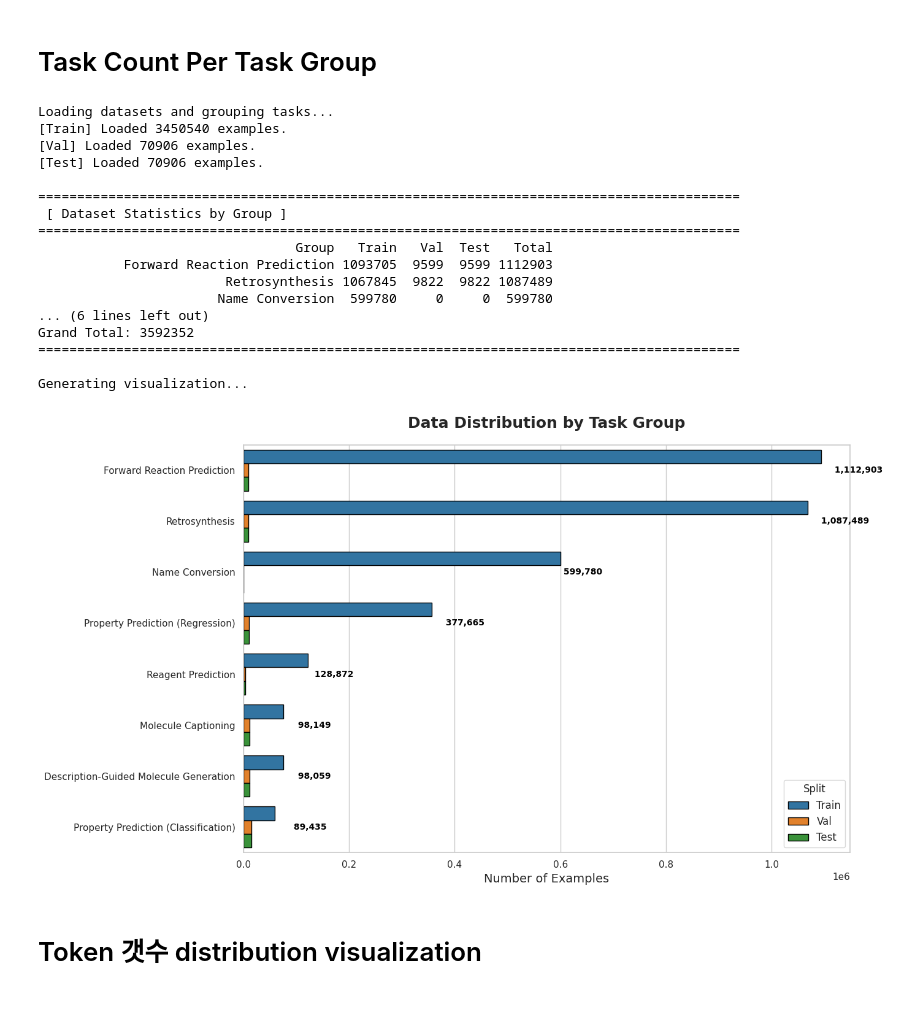
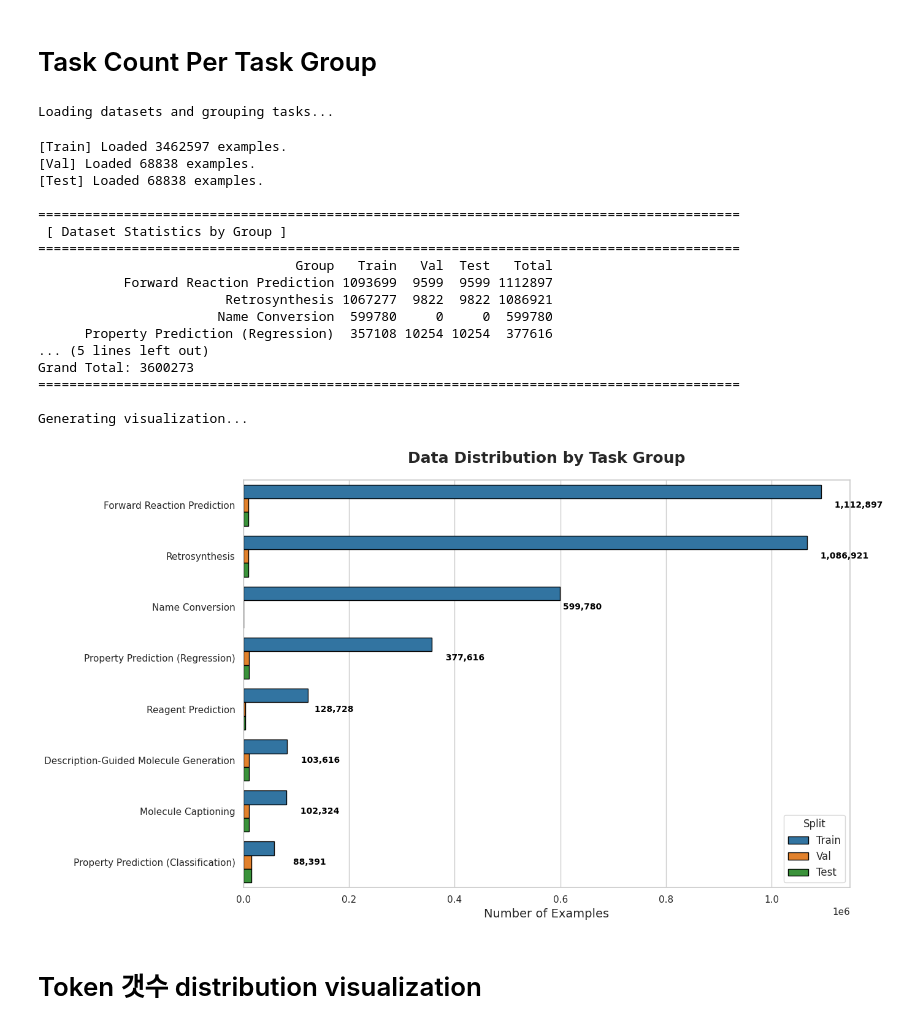
Before and after one commit to gkswns3708/Mol-LLM_Custom, a Jupyter notebook: utils/data_description.ipynb, the cells around one changed output. Cells and saved outputs as stored; diff of their text form; code cells hidden in the pictures.

```diff
--- a/utils/data_description.ipynb
+++ b/utils/data_description.ipynb
@@ -155,10 +155,10 @@ import numpy as np
 # =============================================================================
 # [설정] 데이터셋 경로
 # =============================================================================
-BASE_DIR = "/home/jovyan/CHJ/Mol-LLM_Custom/dataset/train"
-TRAIN_PATH = os.path.join(BASE_DIR, "GSAI-ML-LLaDA-8B-Instruct_string+graph_q32_train_3.3M_0415")
-VAL_PATH = os.path.join(BASE_DIR, "GSAI-ML-LLaDA-8B-Instruct_string+graph_q32_validation_3.3M_0415")
-TEST_PATH = os.path.join(BASE_DIR, "GSAI-ML-LLaDA-8B-Instruct_string+graph_q32_test_3.3M_0415")
+BASE_DIR = "/home/jovyan/CHJ/Mol-LLM_Custom/dataset/train_official"
+TRAIN_PATH = os.path.join(BASE_DIR, "GSAI-ML-LLaDA-8B-Instruct_string+graph_q32_train_3.3M_0415_deduplicate")
+VAL_PATH = os.path.join(BASE_DIR, "GSAI-ML-LLaDA-8B-Instruct_string+graph_q32_validation_3.3M_0415_deduplicate")
+TEST_PATH = os.path.join(BASE_DIR, "GSAI-ML-LLaDA-8B-Instruct_string+graph_q32_test_3.3M_0415_deduplicate")
 
 # =============================================================================
 # [핵심] Task -> Group 매핑 로직
@@ -324,50 +324,51 @@ def main():
         y='Group',
         x='Count',
         hue='Split',
         palette=colors,
         edgecolor='black'
     )
 
     # 제목 및 라벨 설정
     plt.title("Data Distribution by Task Group", fontsize=18, fontweight='bold', pad=20)
     plt.xlabel("Number of Examples", fontsize=14)
     plt.ylabel("", fontsize=14)
     plt.legend(title="Split", fontsize=12, title_fontsize=12)
 
     # 각 그룹 옆에 Total 개수 텍스트로 표시
     for i, total_val in enumerate(grouped_df['Total']):
         # 막대 끝부분에 글자를 적기 위해 x 좌표 계산 (로그 스케일이 아니므로 단순 값 사용)
         ax.text(total_val, i, f" {int(total_val):,}",
                 va='center', ha='left', fontsize=10, fontweight='bold', color='black')
 
     plt.tight_layout()
 
     # 이미지 저장
     # save_img = "dataset_group_distribution.png"
     # plt.savefig(save_img, dpi=300)
     # print(f"Visualization saved to: {os.path.abspath(save_img)}")
 
 if __name__ == "__main__":
     main()
 # %% [output]
 Loading datasets and grouping tasks...
-[Train] Loaded 3450540 examples.
-[Val] Loaded 70906 examples.
-[Test] Loaded 70906 examples.
-
-==========================================================================================
- [ Dataset Statistics by Group ]
-==========================================================================================
-                                 Group   Train   Val  Test   Total
-           Forward Reaction Prediction 1093705  9599  9599 1112903
-                        Retrosynthesis 1067845  9822  9822 1087489
-                       Name Conversion  599780     0     0  599780
-... (6 lines left out)
-Grand Total: 3592352
-==========================================================================================
-
-Generating visualization...
+[Train] Loaded 3462597 examples.
+[Val] Loaded 68838 examples.
+[Test] Loaded 68838 examples.
+
+==========================================================================================
+ [ Dataset Statistics by Group ]
+==========================================================================================
+                                 Group   Train   Val  Test   Total
+           Forward Reaction Prediction 1093699  9599  9599 1112897
+                        Retrosynthesis 1067277  9822  9822 1086921
+                       Name Conversion  599780     0     0  599780
+      Property Prediction (Regression)  357108 10254 10254  377616
+... (5 lines left out)
+Grand Total: 3600273
+==========================================================================================
+
+Generating visualization...
-[figure, old version]
+[figure, new version]
 # %%
 from datasets import load_from_disk
 TRAIN_PATH = os.path.join(BASE_DIR, "GSAI-ML-LLaDA-8B-Instruct_string+graph_q32_train_3.3M_0415")
```
Also changed, not shown: parts of 7 cells of this notebook, 11 other files.
